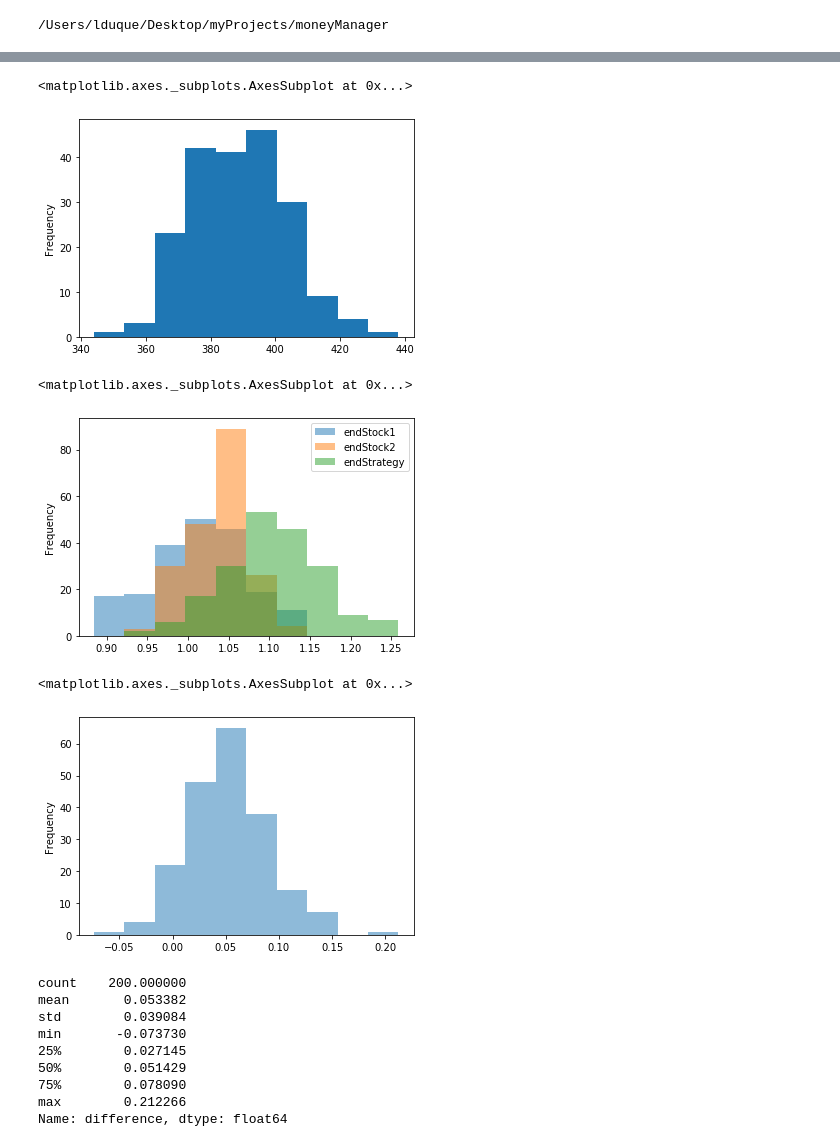
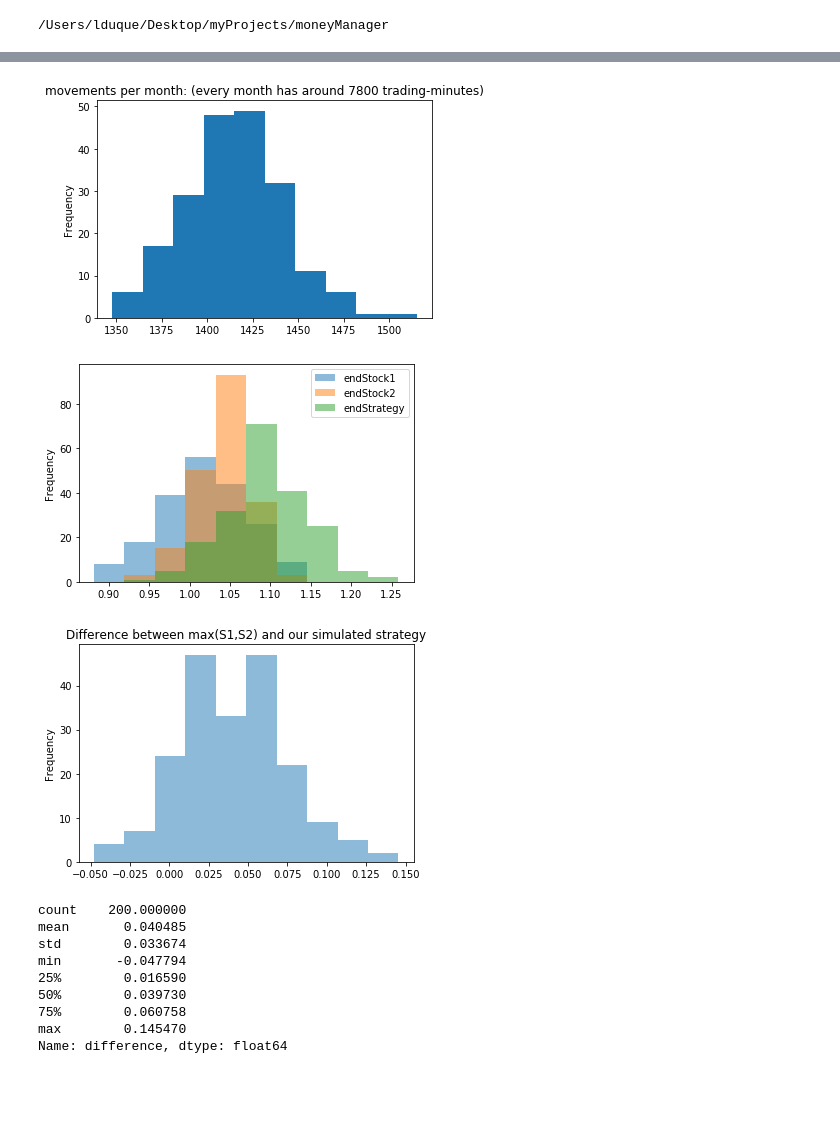
Before and after one commit to luisduque440/moneyManager, a Jupyter notebook: modeling/defining_a_target_using_two_stocks.ipynb, the cells around one changed output, grey strips where cells are left out. Saved outputs shown, nothing was run; the diff lists cells and outputs as text; code cells hidden in the pictures; blank space fills up the shorter version.

Commit message:
we have a good way of simulating strategies involving several stocks

```diff
--- a/modeling/defining_a_target.ipynb
+++ b/modeling/defining_a_target_using_two_stocks.ipynb
@@ -14,6 +22,3 @@ import pandas as pd
 import random
 import numpy as np
 from datetime import datetime
-# %%
-from modeling.loadTimeSeries import loadTimeSeries
-S=loadTimeSeries('GS', datetime(2019,1,1), datetime(2020,1,1)).consolidated
@@ -58,10 +25,8 @@ True
 # %%
 minutesPerDay = 390
-
-def simulateMultipleStrategies(S1, S2, precision = 80, recall=10, numExperiments=100, sizeExperiment=1*minutesPerDay):
+def simulateMultipleStrategies(S1, S2, precision, recall, numExperiments=100, sizeExperiment=20*minutesPerDay):
     """ Comment
     """
-
     S = pd.concat([S1,S2], axis=1).dropna()
     S.columns=['S1', 'S2']
     lenS=len(S)
@@ -92,8 +57,8 @@ def simulateStrategyWithNoisyPredictor(S1, S2, precision, recall):
     SymbolMin = ['S1' if I1[i]<I2[i] else 'S2' for i in range(lenS)]
     SymbolMax = ['S1' if I1[i]>I2[i] else 'S2' for i in range(lenS)]
 
-    numPredictions = (lenS*recall)//100
-    numCorrectPredictions = (numPredictions*precision)//100
+    numPredictions = int(lenS*recall/precision)
+    numCorrectPredictions = int(numPredictions*precision)
     predictionIndexes = random.sample(range(lenS), numPredictions)
     correctPredictionIndexes = predictionIndexes[:numCorrectPredictions]
     wrongPredictionIndexes = predictionIndexes[numCorrectPredictions:]
@@ -101,9 +66,9 @@ def simulateStrategyWithNoisyPredictor(S1, S2, precision, recall):
     SymbolStrategy = [None]*lenS
     for goodIndex in correctPredictionIndexes: SymbolStrategy[goodIndex]=SymbolMax[goodIndex]
     for badIndex in wrongPredictionIndexes: SymbolStrategy[badIndex]=SymbolMin[badIndex]
-    SymbolStrategy[0] = random.choice(['S1','S2']) if  SymbolStrategy[0]==None else SymbolStrategy[0]
+    SymbolStrategy[0] = random.choice(['S1','S2'])
     for i in range(1, lenS): SymbolStrategy[i]=SymbolStrategy[i-1] if SymbolStrategy[i]==None else SymbolStrategy[i]
-    Strategy = [I1[i] if SymbolStrategy[i]=='S1' else I2[i] for i in range(lenS)]
+    Strategy = [I1[i] if SymbolStrategy[i]=='S1' else I2[i] for i in range(lenS)] # more like the increases
 
     numMovements = 0
     for i in range(1,lenS): numMovements+=(1 if SymbolStrategy[i]!=SymbolStrategy[i-1] else 0)
@@ -137,35 +84,32 @@ df
 # %%
-endStock1, endStock2, endStrategy, movementsStrategy = simulateMultipleStrategies(S1, S2, precision = 70, recall=10, numExperiments=200, sizeExperiment=20*390)
+endStock1, endStock2, endStrategy, movementsStrategy = simulateMultipleStrategies(S1, S2, precision = 0.55, recall=0.2, numExperiments=200, sizeExperiment=20*390)
 # %%
-pd.Series(movementsStrategy).plot.hist()
+pd.Series(movementsStrategy).plot.hist(title='movements per month: (every month has around 7800 trading-minutes)');
 # %% [output]
-<matplotlib.axes._subplots.AxesSubplot at 0x...>
-[figure, old version]
+[figure, new version]
 # %%
 dr=pd.DataFrame({'endStock1':endStock1, 'endStock2':endStock2, 'endStrategy':endStrategy})
 # %%
-dr.plot.hist(bins=10, alpha=0.5)
+dr.plot.hist(bins=10, alpha=0.5);
 # %% [output]
-<matplotlib.axes._subplots.AxesSubplot at 0x...>
-[figure, old version]
+[figure, new version]
 # %%
 dr['bestStock']=dr[['endStock1', 'endStock2']].max(axis=1)
 # %%
 dr['difference']=dr.endStrategy-dr.bestStock
 # %%
-dr.difference.plot.hist(bins=10, alpha=0.5)
+dr.difference.plot.hist(title='Difference between max(S1,S2) and our simulated strategy', bins=10, alpha=0.5);
 # %% [output]
-<matplotlib.axes._subplots.AxesSubplot at 0x...>
-[figure, old version]
+[figure, new version]
 # %%
 dr.difference.describe()
 # %% [output]
 count    200.000000
-mean       0.053382
-std        0.039084
-min       -0.073730
-25%        0.027145
-50%        0.051429
-75%        0.078090
-max        0.212266
+mean       0.040485
+std        0.033674
+min       -0.047794
+25%        0.016590
+50%        0.039730
+75%        0.060758
+max        0.145470
 Name: difference, dtype: float64
```
Also changed, not shown: parts of 12 cells of this notebook, 4 other files.
